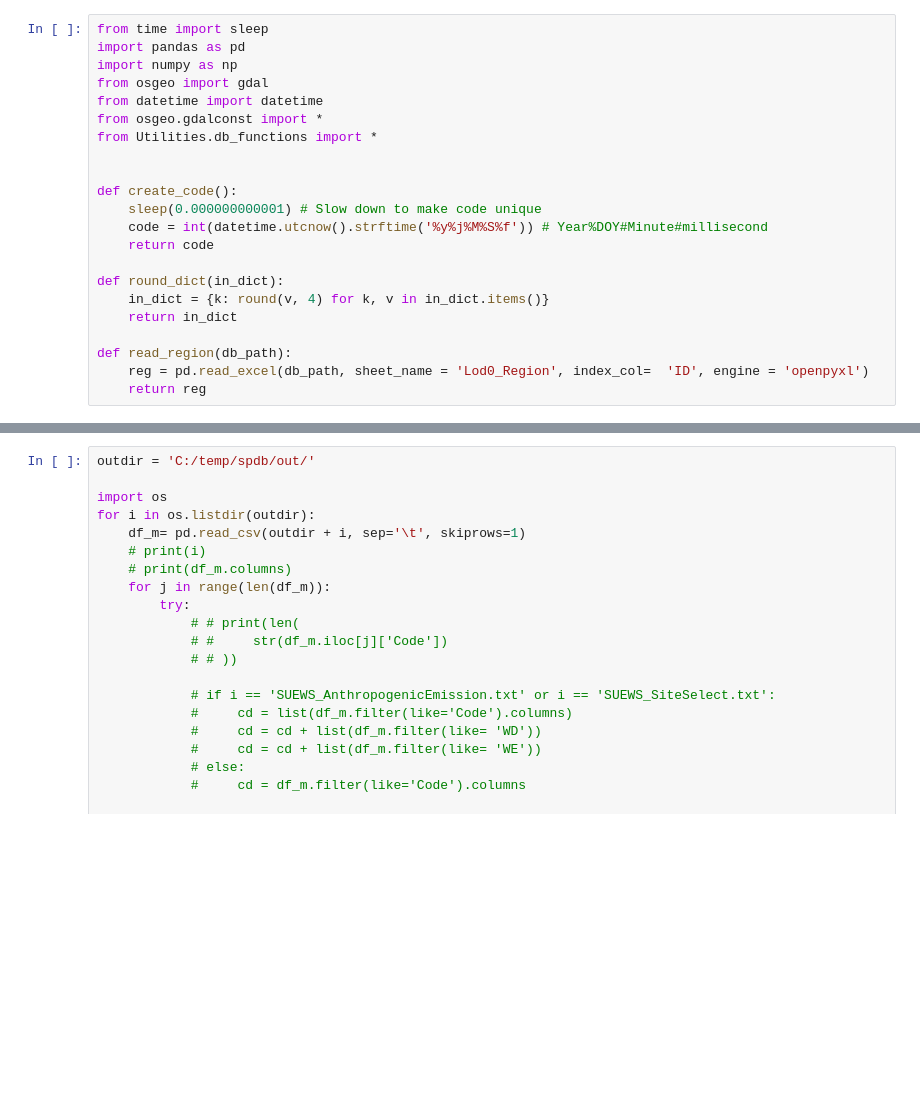
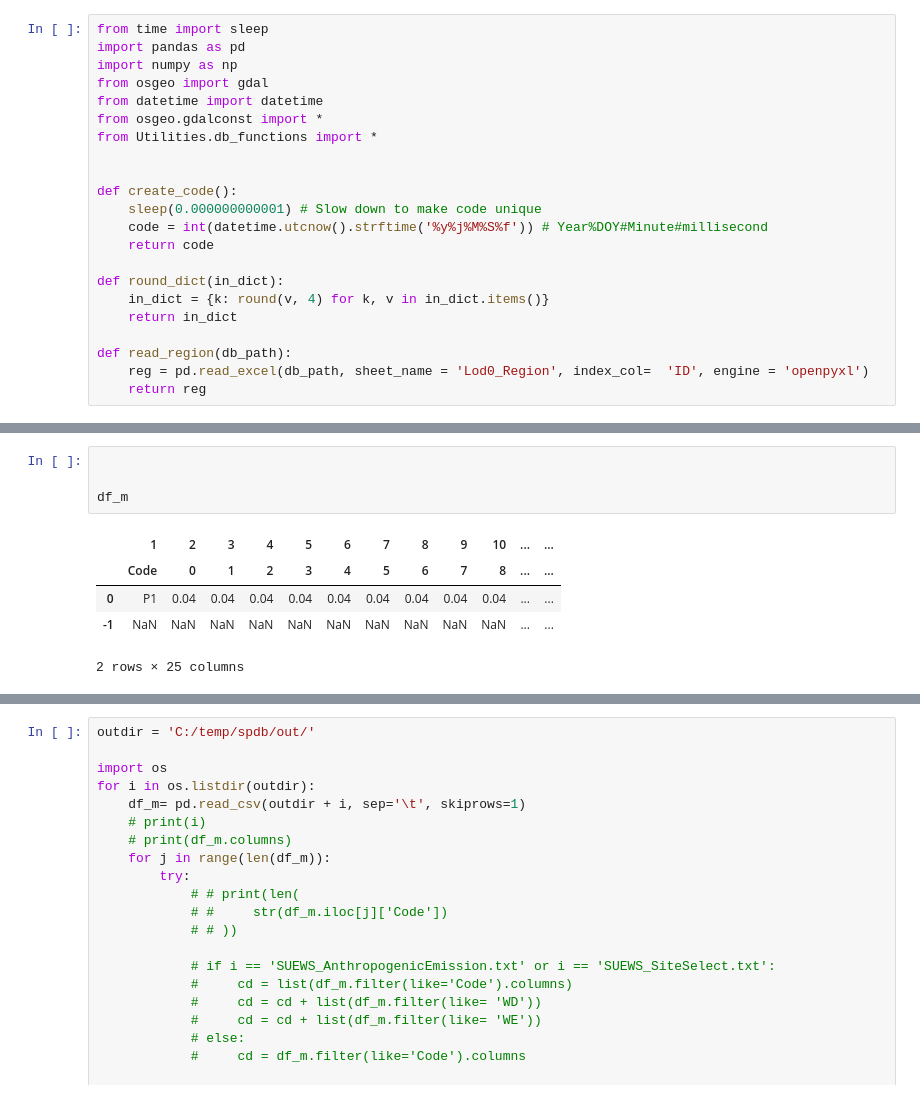
Before and after one commit to gusbacos/suews_prepare_database, a Jupyter notebook: Untitled-1.ipynb, the cells around one changed output, grey strips where cells are left out. Drawn from its saved outputs; the diff is of its cells as text; blank space fills up the shorter version.

```diff
--- a/Untitled-1.ipynb
+++ b/Untitled-1.ipynb
@@ -37,0 +179,10 @@ veg
+# %%
+
+
+df_m
+# %% [output]
+|  | 1 | 2 | 3 | 4 | 5 | 6 | 7 | 8 | 9 | 10 | ... | ... |
+|  | Code | 0 | 1 | 2 | 3 | 4 | 5 | 6 | 7 | 8 | ... | ... |
+| 0 | P1 | 0.04 | 0.04 | 0.04 | 0.04 | 0.04 | 0.04 | 0.04 | 0.04 | 0.04 | ... | ... |
+| -1 | NaN | NaN | NaN | NaN | NaN | NaN | NaN | NaN | NaN | NaN | ... | ... |
+2 rows × 25 columns
```
Also changed, not shown: parts of 64 cells of this notebook, 55 other files.
